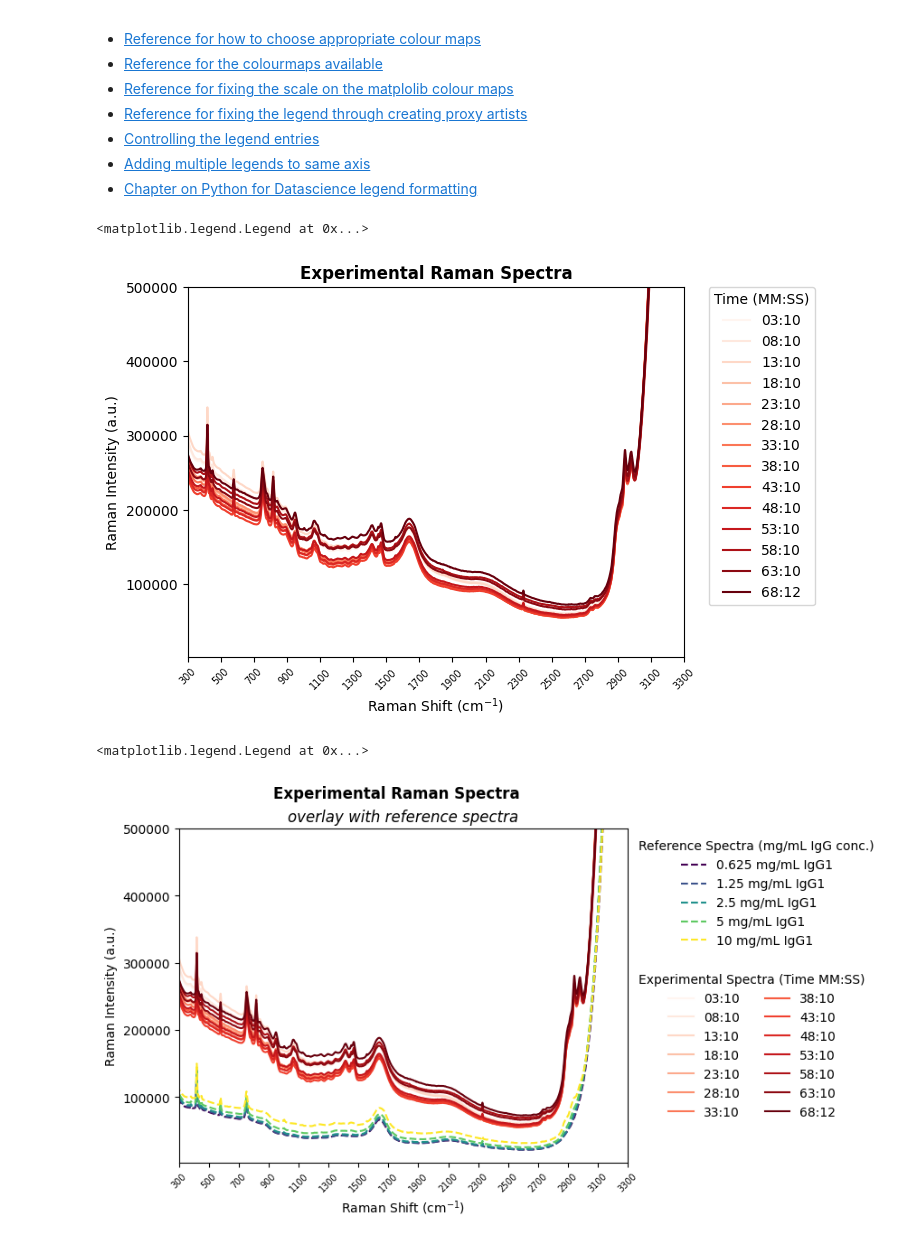
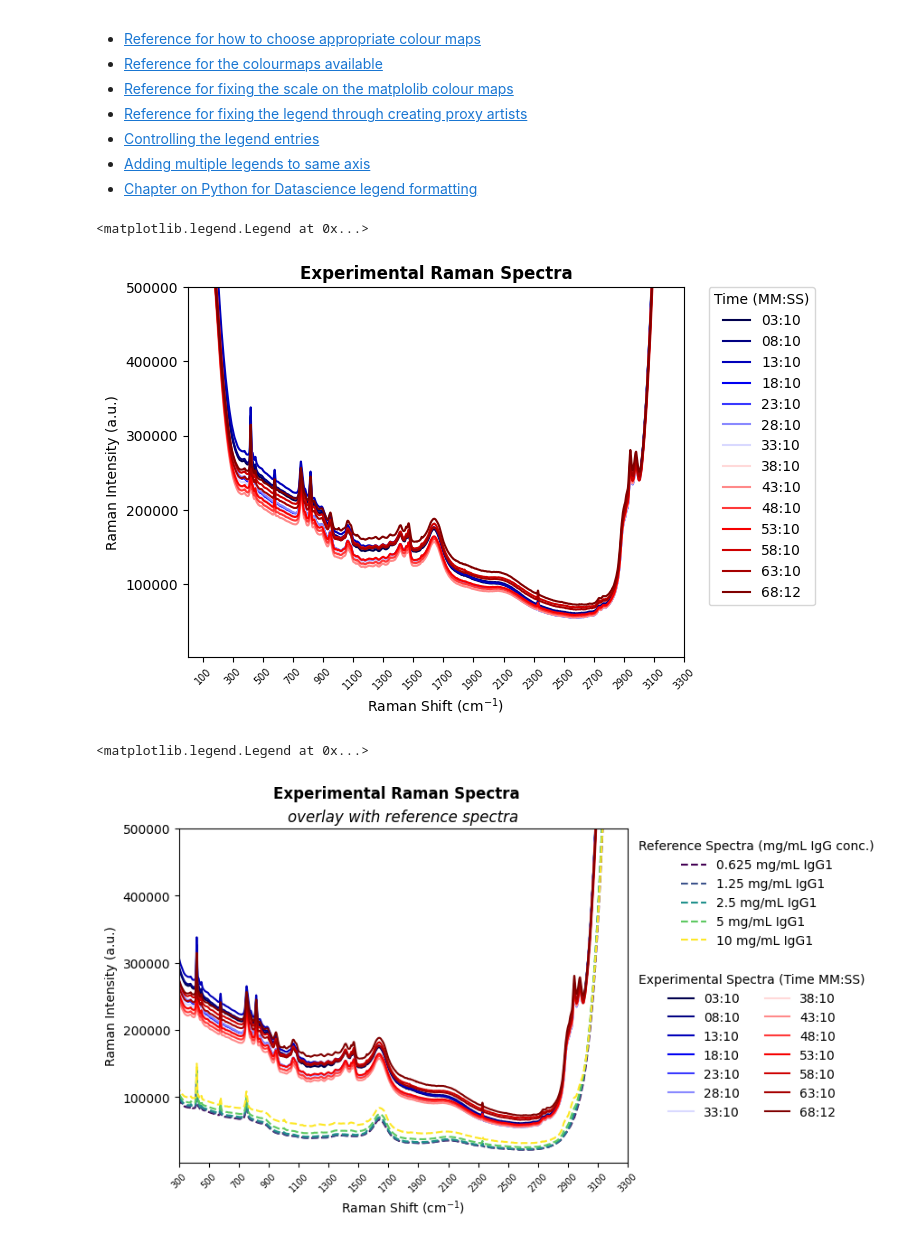
Before and after one commit to a-o-connor/PFDA-project, a Jupyter notebook: big_project_practice.ipynb, the cells around one changed output. Drawn from its saved outputs; the diff is of its cells as text; code cells hidden in the pictures.

```diff
--- a/big_project_practice.ipynb
+++ b/big_project_practice.ipynb
@@ -134,43 +156,38 @@ wavenumbers = np.sort(np.array(experimental_raman_spectra.index, dtype=int))
 sampling_time = [timedelta(minutes=minutes) for minutes in experimental_raman_spectra.columns]
 sampling_time_formatted = [f"{(time.seconds//60):02}:{(time.seconds%60):02}" for time in sampling_time]
 
-red_colors = cm.Reds(np.linspace(0, 1, len(experimental_raman_spectra.columns)))
+red_colors = cm.seismic(np.linspace(0, 1, len(experimental_raman_spectra.columns)))
 
 fig, ax = plt.subplots()
 
 for i, column in enumerate(experimental_raman_spectra):
     ax.plot(
         experimental_raman_spectra.index,
         experimental_raman_spectra[column],
         label=column,
         color=red_colors[i]
     )
 ax.set_xticks(wavenumbers[::200])
 ax.set_xticklabels(wavenumbers[::200], rotation=45,
                    fontdict= {'fontsize': 'x-small',}
                    )
-ax.set_xlim(300,3300)
+ax.set_xlim(0,3300)
 ax.set_ylim(2500,0.5e6)
 ax.set_xlabel(r'Raman Shift (cm$^{-1})$')
 ax.set_ylabel("Raman Intensity (a.u.)")
 ax.set_title("Experimental Raman Spectra",
              fontdict = {'fontsize': 'large','fontweight' : "bold",}
              )
 ax.legend(title= "Time (MM:SS)",
           labels= sampling_time_formatted,
           loc="upper left",
           bbox_to_anchor=(1.05, 1),
           borderaxespad=0
           )
 # %% [output]
 <matplotlib.legend.Legend at 0x...>
-[figure, old version]
+[figure, new version]
 # %%
-# Set up the color maps and the axes as previously:
-wavenumbers = np.sort(np.array(experimental_raman_spectra.index, dtype=int)) #x-axis values
-red_colors = cm.Reds(np.linspace(0, 1, len(experimental_raman_spectra.columns))) #red colour maps for time data
-purple_colors = cm.viridis(np.linspace(0, 1, len(reference_raman_spectra.columns))) #purply green colour map for reference concentration data
-
 fig, ax = plt.subplots()
 
 for i, column in enumerate(reference_raman_spectra.columns):
@@ -221,4 +238,4 @@ ax.legend(handles[0:len(reference_raman_spectra.columns)],
           )
 # %% [output]
 <matplotlib.legend.Legend at 0x...>
-[figure, old version]
+[figure, new version]
```
Also changed, not shown: parts of 27 cells of this notebook.
